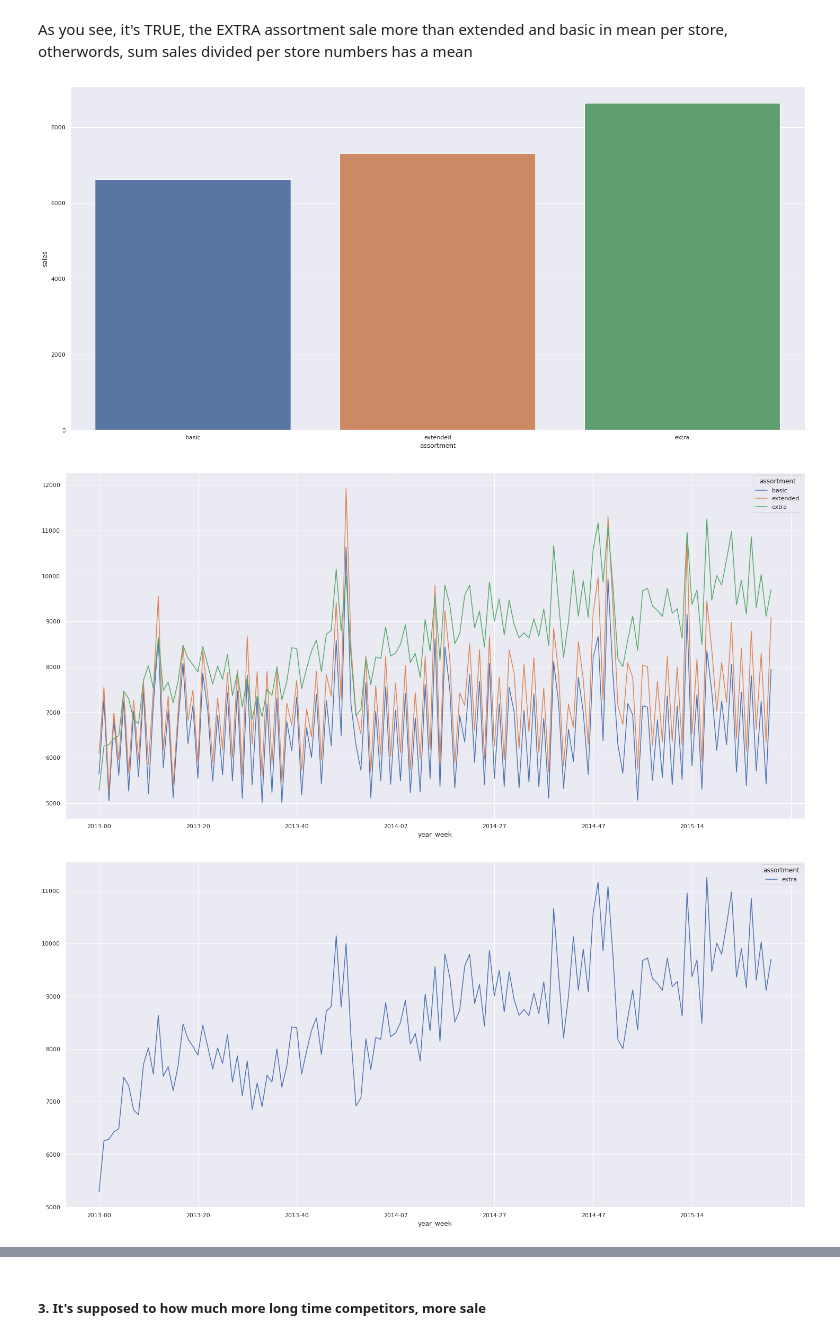
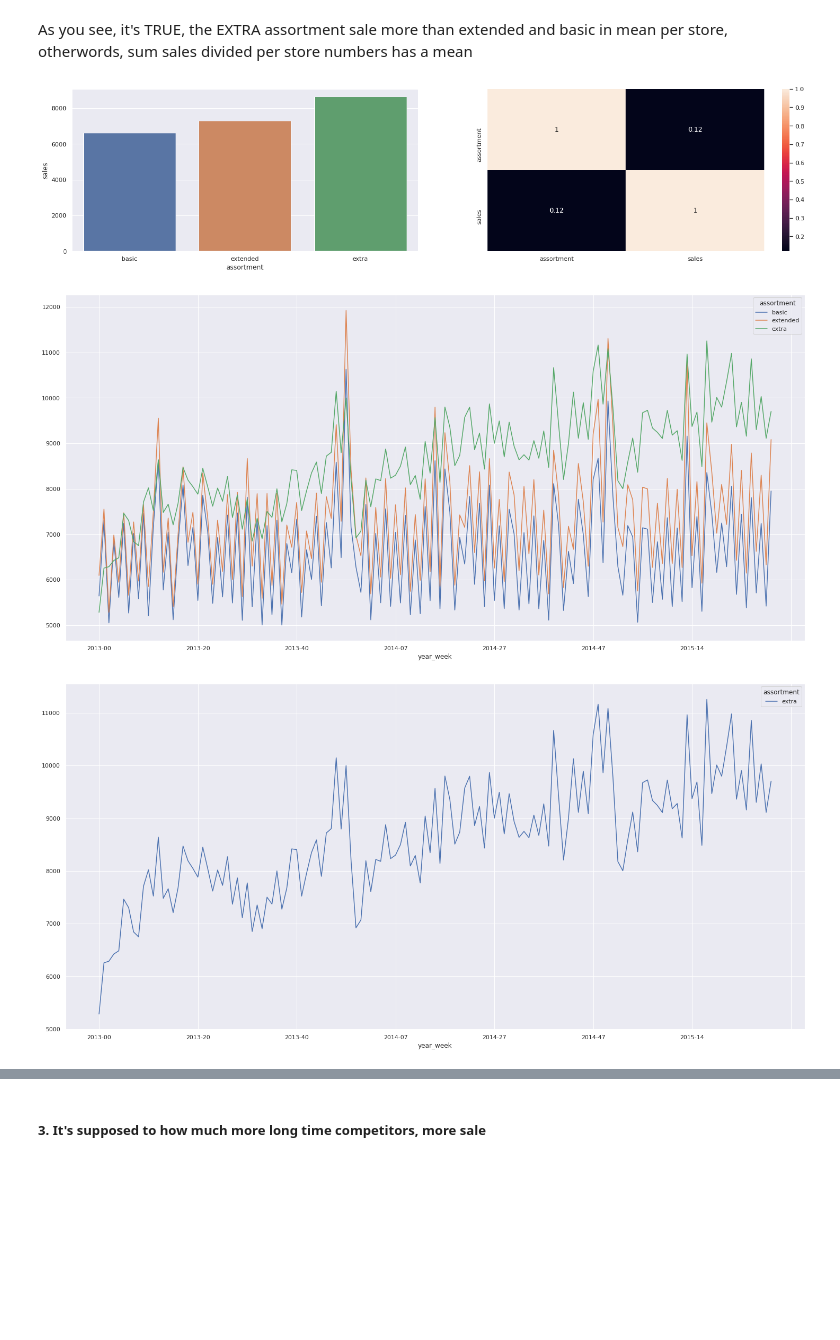
Before and after one commit to diegopmayer/rossman_sales_forecast, a Jupyter notebook: exploratory_data_analysis.ipynb, the cells around one changed output, grey strips where cells are left out. Drawn from its saved outputs; the diff is of its cells as text; code cells hidden in the pictures; blank space fills up the shorter version.

```diff
--- a/exploratory_data_analysis.ipynb
+++ b/exploratory_data_analysis.ipynb
@@ -791,16 +781,22 @@ Index(['store', 'day_of_week', 'date', 'sales', 'promo', 'state_holiday',
 # %% [markdown]
 As you see, it's TRUE, the EXTRA assortment sale more than extended and basic in mean per store, otherwords, sum sales divided per store numbers has a mean
 # %%
+plt.subplot(2,2,3)
 aux_ass_mean = df4[['assortment', 'sales']].groupby('assortment', ).mean().reset_index()
 sns.barplot(x='assortment', y='sales', data=aux_ass_mean);
+
+plt.subplot(2,2,4)
+assort_dum = df4[['assortment', 'sales']].copy()
+assort_dum['assortment'] = assort_dum['assortment'].map({'basic':0,'extended':1,'extra':2})
+sns.heatmap(assort_dum.corr(method='pearson'), annot=True);
 
 aux_mean_week = df4[['year_week', 'assortment', 'sales']].groupby(['year_week', 'assortment']).mean().reset_index()
 aux_mean_week.pivot(index='year_week', columns='assortment', values='sales').plot();
 
 aux_m_w_extra = aux_mean_week[aux_mean_week['assortment'] == 'extra'].groupby(['year_week', 'assortment']).mean().reset_index()
 aux_m_w_extra.pivot(index='year_week', columns='assortment', values='sales').plot();
 # %% [output]
-[figure, old version]
+[figure, new version]
 [figure]
 [figure]
 # %% [markdown]
```
Also changed, not shown: parts of 8 cells of this notebook.
